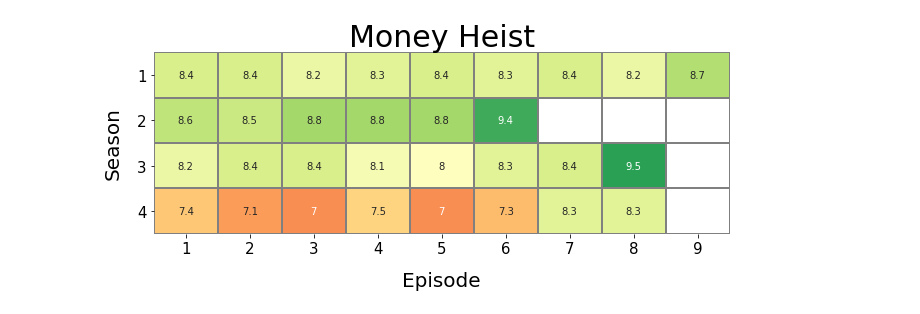
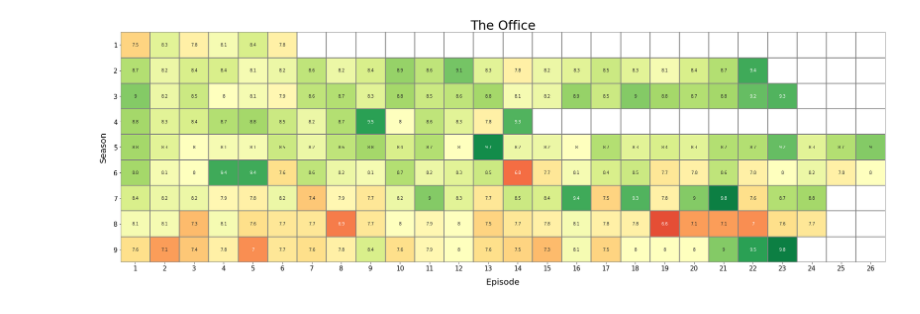
Before and after one commit to sandbox-industries/Raymond, a Jupyter notebook: imdb_episode_ratings.ipynb, the cells around one changed output. Cells and saved outputs as stored; diff of their text form; code cells hidden in the pictures.

```diff
--- a/imdb_episode_ratings.ipynb
+++ b/imdb_episode_ratings.ipynb
@@ -10,8 +9,11 @@ import matplotlib.pyplot as plt
 # %%
 # Input show title to find the imdb id
 
-#Variables
-show = 'Money Heist'
+# Variables-main
+show = 'The Office'
+save_folder = 'show_ratings'
+
+# Search url
 url_search = 'https://www.imdb.com/find?q='
 
 # Put the search term in the url_search     example: imdb.com/find?q=breaking+bad
@@ -20,7 +22,6 @@ for word in show.split():
         url_search = url_search + word
     else:
         url_search = url_search+'+'+word
-#url_search
 
 # Parse the get request
 get_search = requests.get(url_search)
@@ -104,13 +107,18 @@ df_pivot
 # %%
+# Create a directory to store results
+if not os.path.isdir(save_folder):
+    os.mkdir(save_folder)
+
 # Plot
 f, ax = plt.subplots(figsize=(max_episode, max_season))
 ax = sns.heatmap(df_pivot,vmin=6,vmax=10, annot=True,linewidths=1, cmap='RdYlGn', linecolor='gray', cbar=False)
 ax.set_title(show,fontsize=30)
 ax.set_xlabel('Episode',fontsize=20,labelpad=15)
 ax.set_ylabel('Season',fontsize=20,labelpad=15)
 ax.tick_params(labelsize=15)
 plt.yticks(rotation=0)
 plt.tight_layout()
-plt.savefig(show+'.png')
+plt.savefig(os.path.join('show_ratings',show))
+#plt.savefig(show+'.png')
 # %% [output]
-[figure, old version]
+[figure, new version]
```
Also changed, not shown: parts of 6 cells of this notebook.
